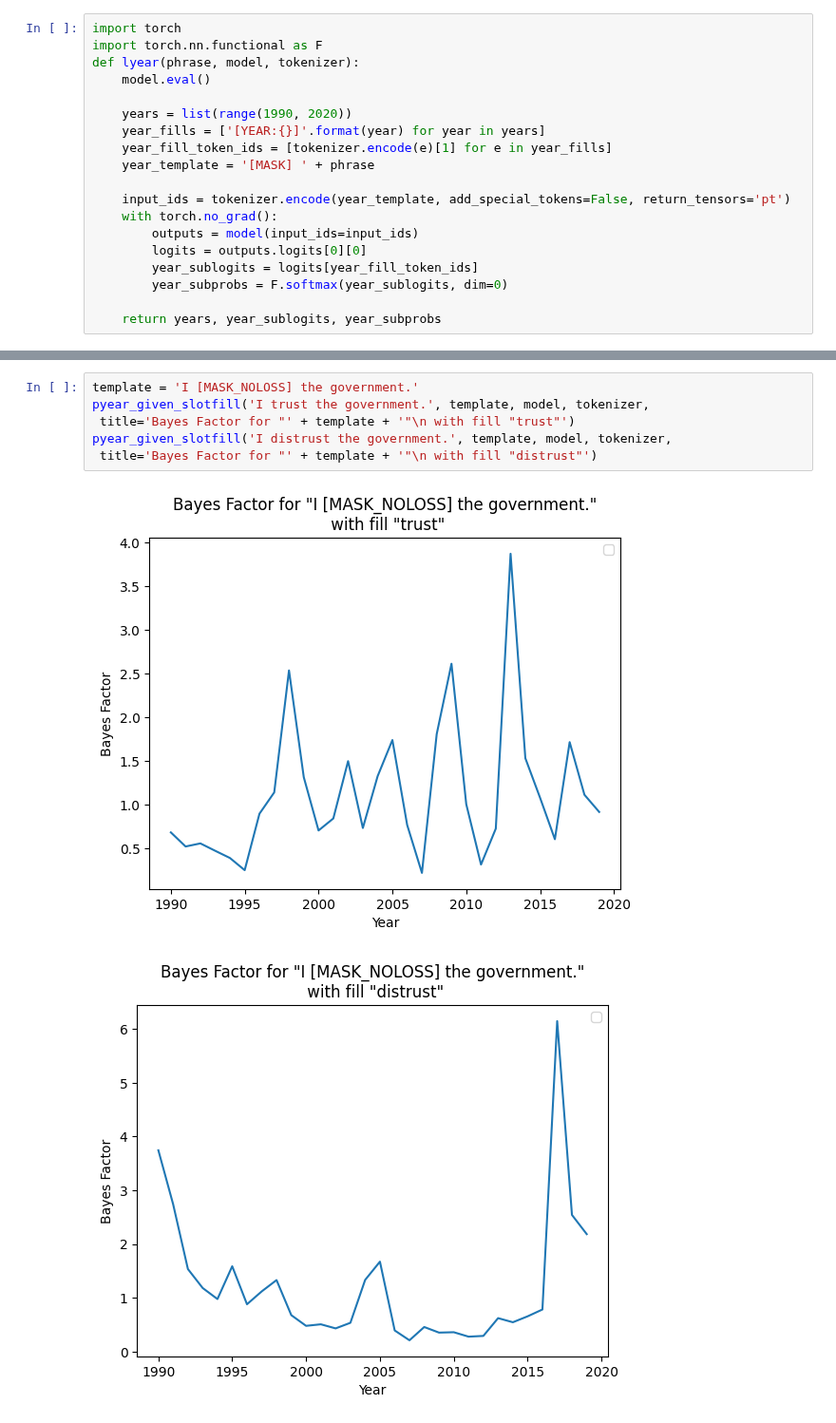
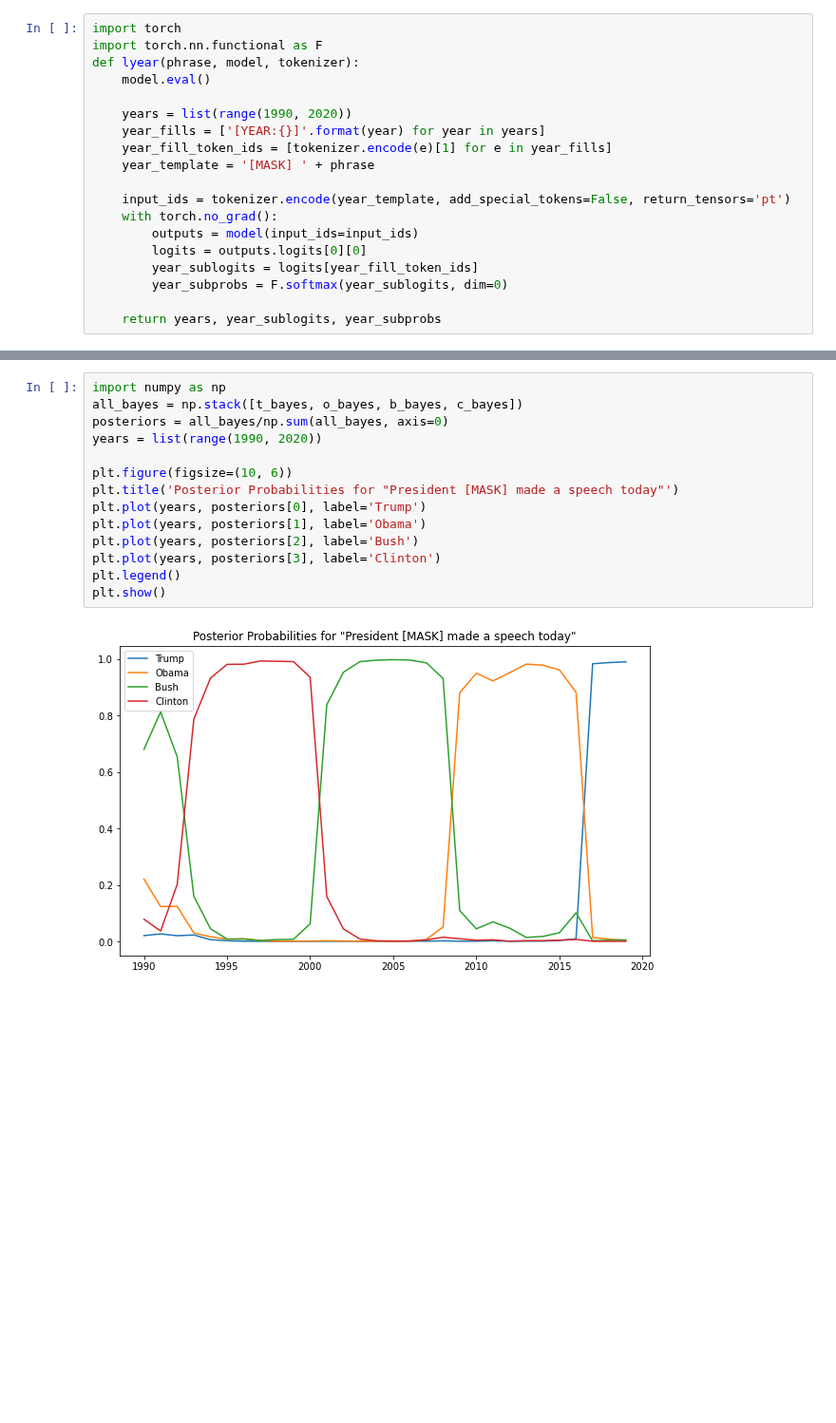
Before and after one commit to bstadt/tlm-1-release, a Jupyter notebook: eda/bayes.ipynb, the cells around one changed output, grey strips where cells are left out. Shown at 95% size. Cells and saved outputs as stored; diff of their text form; blank space fills up the shorter version.

```diff
--- a/eda/bayes.ipynb
+++ b/eda/bayes.ipynb
@@ -137,9 +99,16 @@ pyear_given_slotfill('The American dream is a myth', template, model, tokenizer,
-# %%
-template = 'I [MASK_NOLOSS] the government.'
-pyear_given_slotfill('I trust the government.', template, model, tokenizer,
- title='Bayes Factor for "' + template + '"\n with fill "trust"')
-pyear_given_slotfill('I distrust the government.', template, model, tokenizer,
- title='Bayes Factor for "' + template + '"\n with fill "distrust"')
-# %% [output]
-[figure, removed]
-[figure, removed]
+# %%
+import numpy as np
+all_bayes = np.stack([t_bayes, o_bayes, b_bayes, c_bayes])
+posteriors = all_bayes/np.sum(all_bayes, axis=0)
+years = list(range(1990, 2020))
+
+plt.figure(figsize=(10, 6))
+plt.title('Posterior Probabilities for "President [MASK] made a speech today"')
+plt.plot(years, posteriors[0], label='Trump')
+plt.plot(years, posteriors[1], label='Obama')
+plt.plot(years, posteriors[2], label='Bush')
+plt.plot(years, posteriors[3], label='Clinton')
+plt.legend()
+plt.show()
+# %% [output]
+[figure, added]
```
Also changed, not shown: parts of 12 cells of this notebook, 3 other files.
